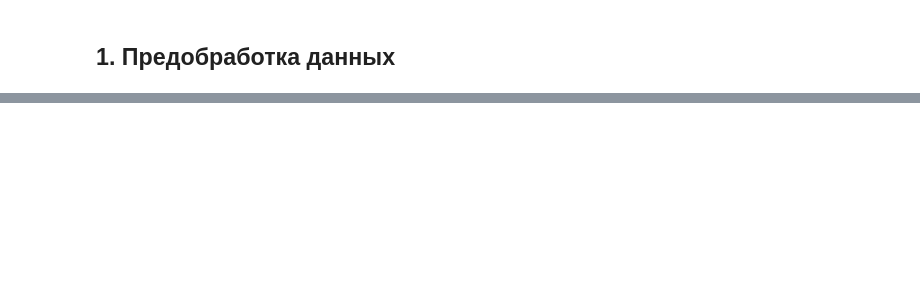
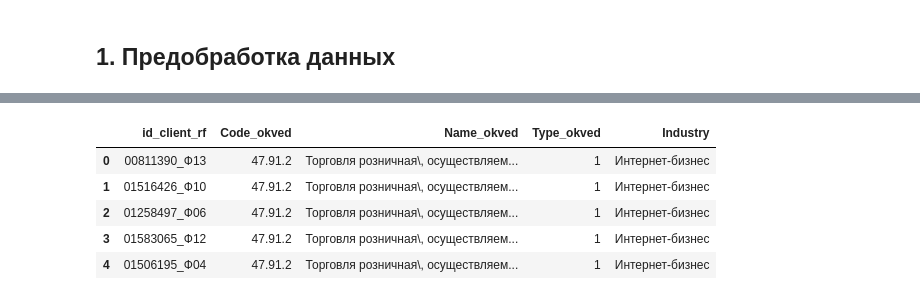
Before and after one commit to abakhmetev/Hackathon_RTK, a Jupyter notebook: Hakaton_Anton.ipynb, the cells around one changed output, grey strips where cells are left out. Cells and saved outputs as stored; diff of their text form; code cells hidden in the pictures; blank space fills up the shorter version.

```diff
--- a/Hakaton_Anton.ipynb
+++ b/Hakaton_Anton.ipynb
@@ -14,0 +120,10 @@ sales = pd.read_excel(r'C:\WORK\STUDY\GIT\Данные для хакатона\s
+# %%
+# 4. okved_industry_client
+okved_industry_client.head()
+# %% [output]
+|  | id_client_rf | Code_okved | Name_okved | Type_okved | Industry |
+| 0 | 00811390_Ф13 | 47.91.2 | Торговля розничная\, осуществляем... | 1 | Интернет-бизнес |
+| 1 | 01516426_Ф10 | 47.91.2 | Торговля розничная\, осуществляем... | 1 | Интернет-бизнес |
+| 2 | 01258497_Ф06 | 47.91.2 | Торговля розничная\, осуществляем... | 1 | Интернет-бизнес |
+| 3 | 01583065_Ф12 | 47.91.2 | Торговля розничная\, осуществляем... | 1 | Интернет-бизнес |
+| 4 | 01506195_Ф04 | 47.91.2 | Торговля розничная\, осуществляем... | 1 | Интернет-бизнес |
```
Also changed, not shown: parts of 15 cells of this notebook, 3 other files.
